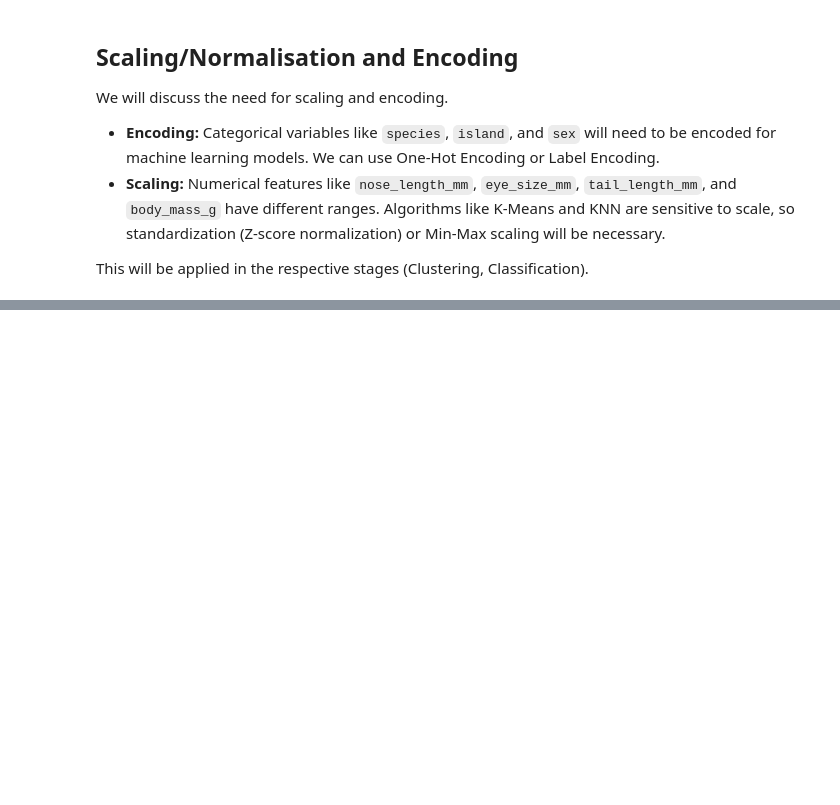
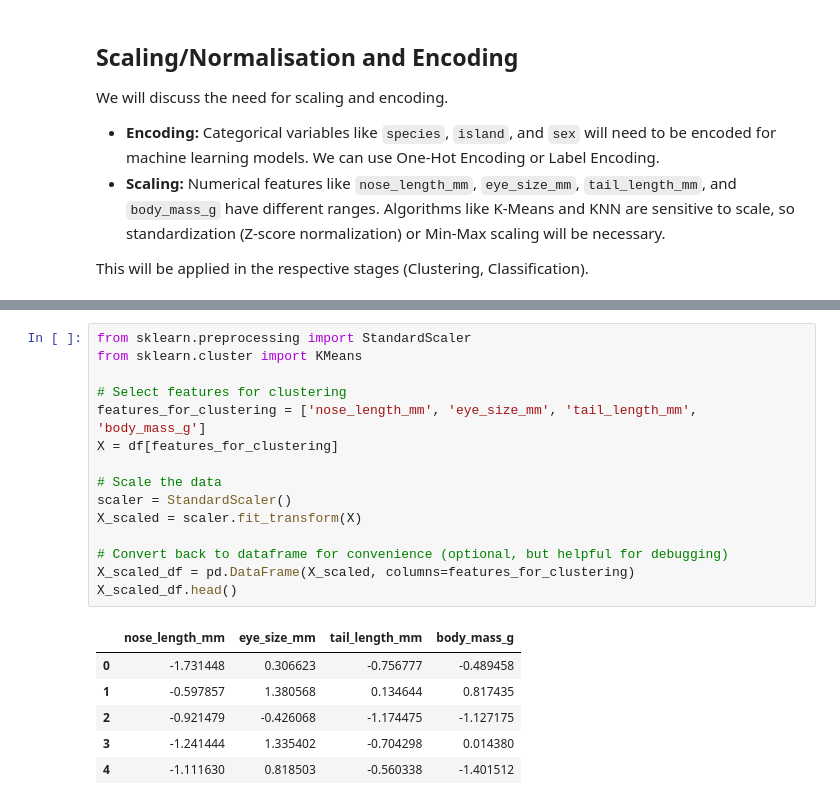
Before and after one commit to AhmedIkram05/Scottish-Haggis-Data-Mining, a Jupyter notebook: haggis_analysis.ipynb, the cells around one changed output, grey strips where cells are left out. Drawn from its saved outputs; the diff is of its cells as text; blank space fills up the shorter version.

```diff
--- a/haggis_analysis.ipynb
+++ b/haggis_analysis.ipynb
@@ -167,0 +174,22 @@ This will be applied in the respective stages (Clustering, Classification).
+# %%
+from sklearn.preprocessing import StandardScaler
+from sklearn.cluster import KMeans
+
+# Select features for clustering
+features_for_clustering = ['nose_length_mm', 'eye_size_mm', 'tail_length_mm', 'body_mass_g']
+X = df[features_for_clustering]
+
+# Scale the data
+scaler = StandardScaler()
+X_scaled = scaler.fit_transform(X)
+
+# Convert back to dataframe for convenience (optional, but helpful for debugging)
+X_scaled_df = pd.DataFrame(X_scaled, columns=features_for_clustering)
+X_scaled_df.head()
+# %% [output]
+|  | nose_length_mm | eye_size_mm | tail_length_mm | body_mass_g |
+| 0 | -1.731448 | 0.306623 | -0.756777 | -0.489458 |
+| 1 | -0.597857 | 1.380568 | 0.134644 | 0.817435 |
+| 2 | -0.921479 | -0.426068 | -1.174475 | -1.127175 |
+| 3 | -1.241444 | 1.335402 | -0.704298 | 0.014380 |
+| 4 | -1.111630 | 0.818503 | -0.560338 | -1.401512 |
```
Also changed, not shown: parts of 10 cells of this notebook.
